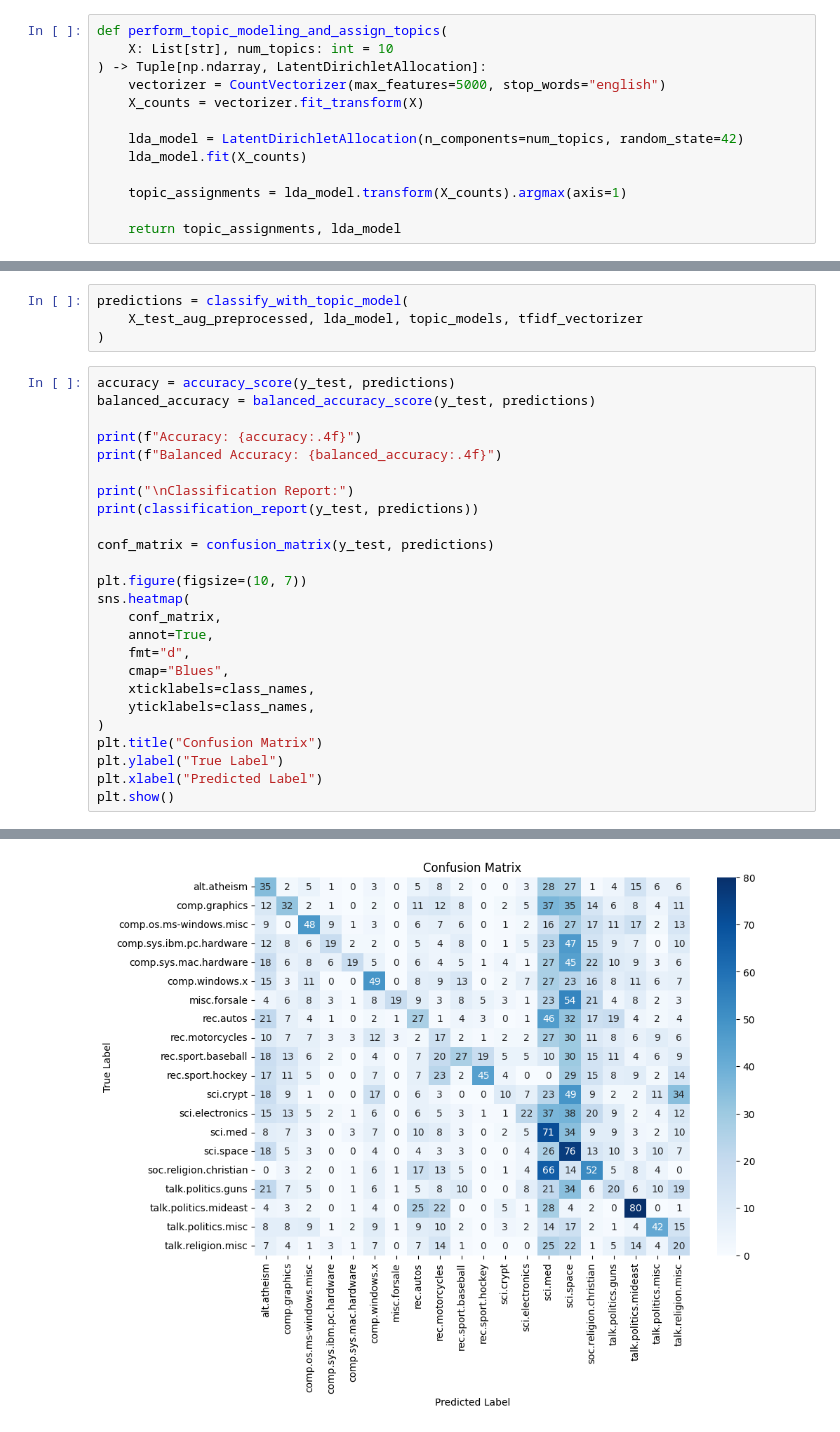
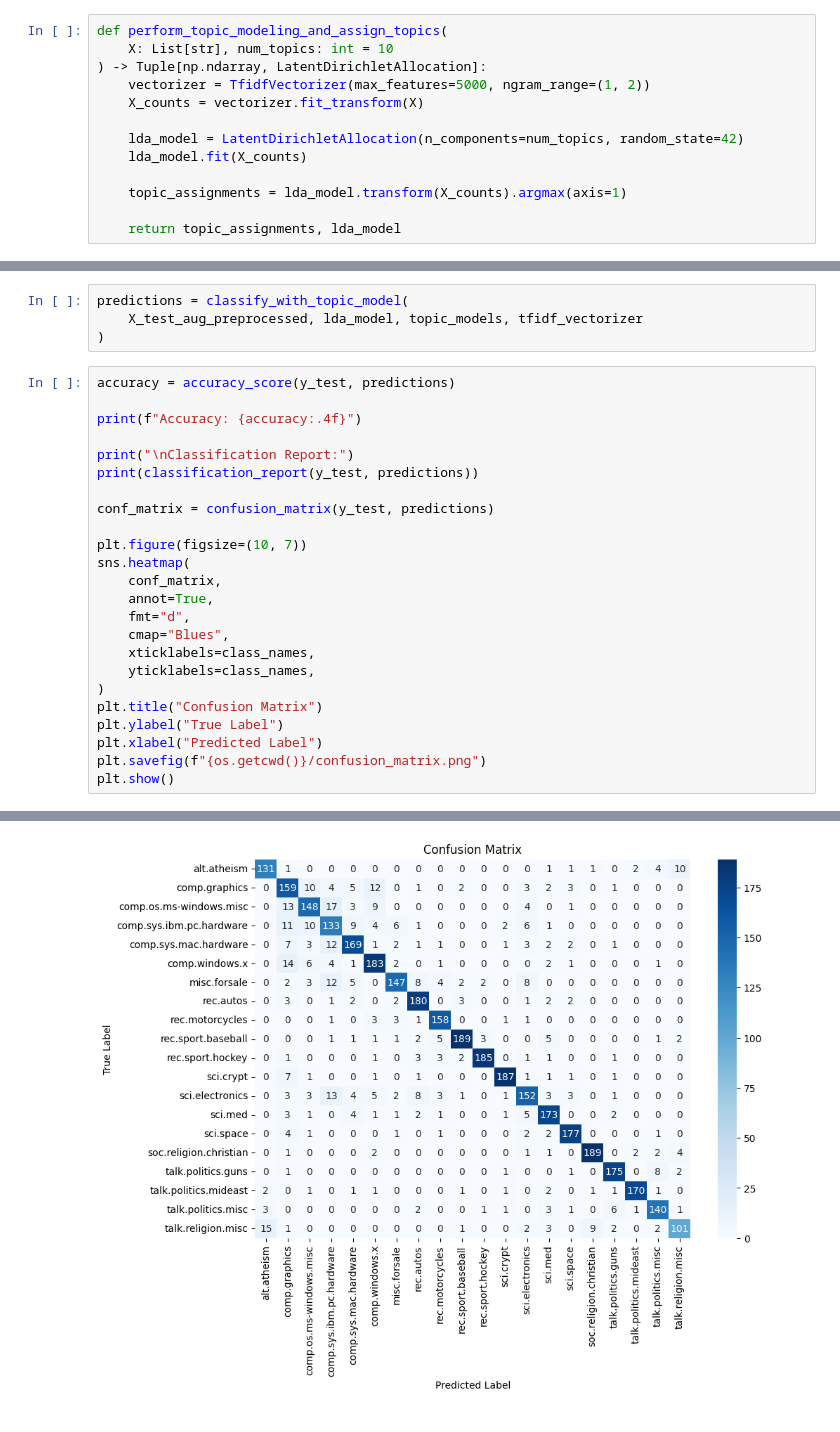
Before and after one commit to NicolasQueiroga/ai-nlp, a Jupyter notebook: 20_newsgroups_classification.ipynb, the cells around one changed output, grey strips where cells are left out. Saved outputs shown, nothing was run; the diff lists cells and outputs as text.

```diff
--- a/20_newsgroups_classification.ipynb
+++ b/20_newsgroups_classification.ipynb
@@ -208,7 +208,7 @@ def downsample_and_evaluate(
 def perform_topic_modeling_and_assign_topics(
     X: List[str], num_topics: int = 10
 ) -> Tuple[np.ndarray, LatentDirichletAllocation]:
-    vectorizer = CountVectorizer(max_features=5000, stop_words="english")
+    vectorizer = TfidfVectorizer(max_features=5000, ngram_range=(1, 2))
     X_counts = vectorizer.fit_transform(X)
 
     lda_model = LatentDirichletAllocation(n_components=num_topics, random_state=42)
@@ -510,10 +515,8 @@ predictions = classify_with_topic_model(
 )
 # %%
 accuracy = accuracy_score(y_test, predictions)
-balanced_accuracy = balanced_accuracy_score(y_test, predictions)
 
 print(f"Accuracy: {accuracy:.4f}")
-print(f"Balanced Accuracy: {balanced_accuracy:.4f}")
 
 print("\nClassification Report:")
 print(classification_report(y_test, predictions))
@@ -532,5 +535,6 @@ sns.heatmap(
 plt.title("Confusion Matrix")
 plt.ylabel("True Label")
 plt.xlabel("Predicted Label")
+plt.savefig(f"{os.getcwd()}/confusion_matrix.png")
 plt.show()
 # %% [output]
@@ -554 +558 @@ weighted avg       0.28      0.19      0.19      3770
-[figure, old version]
+[figure, new version]
```
Also changed, not shown: parts of 2 cells of this notebook, 2 other files.
